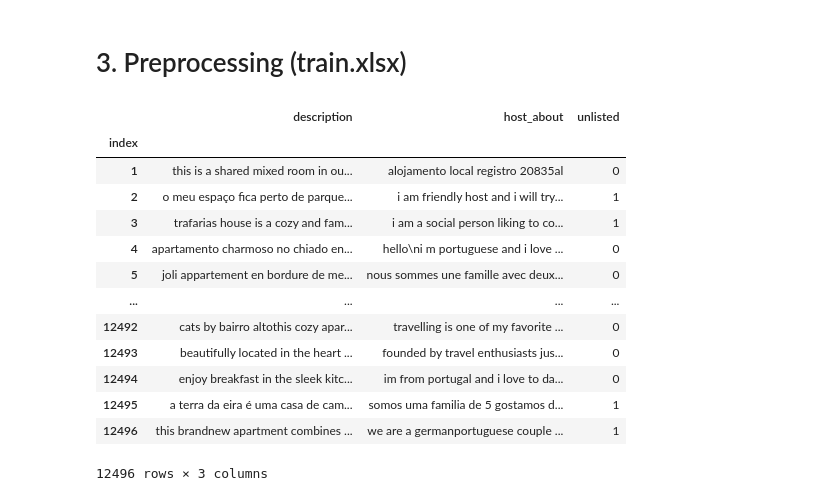
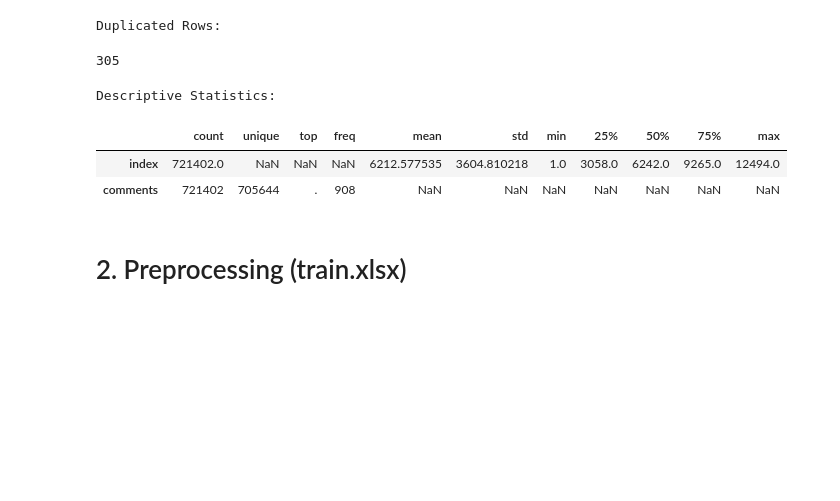
Before and after one commit to dropthedave/TextMiningAirbnbNOVA, a Jupyter notebook: Notebook_Lukas.ipynb, the cells around one changed output. Cells and saved outputs as stored; diff of their text form; code cells hidden in the pictures; blank space fills up the shorter version.

```diff
--- a/Notebook_Lukas.ipynb
+++ b/Notebook_Lukas.ipynb
@@ -15,4 +159,20 @@ train_reviews = pd.read_excel('Data/train_reviews.xlsx', index_col='index')
+# %%
+# duplicated rows
+print('Duplicated Rows:', '\n')
+dataframe.duplicated().sum()
+# %% [output]
+Duplicated Rows:
+305
+# %%
+# descriptive statistics
+print('Descriptive Statistics:', '\n')
+dataframe.describe(include='all').T
+# %% [output]
+Descriptive Statistics:
+|  | count | unique | top | freq | mean | std | min | 25% | 50% | 75% | max |
+| index | 721402.0 | NaN | NaN | NaN | 6212.577535 | 3604.810218 | 1.0 | 3058.0 | 6242.0 | 9265.0 | 12494.0 |
+| comments | 721402 | 705644 | . | 908 | NaN | NaN | NaN | NaN | NaN | NaN | NaN |
 # %% [markdown]
-# 3. Preprocessing (train.xlsx)
+# 2. Preprocessing (train.xlsx)
 # %%
 def lowercase(df):
@@ -41,18 +238,0 @@ def general_regex(df):
-# %%
-df = general_regex(lowercase(train))
-df
-# %% [output]
-|  | description | host_about | unlisted |
-| index |  |  |  |
-| 1 | this is a shared mixed room in ou... | alojamento local registro 20835al | 0 |
-| 2 | o meu espaço fica perto de parque... | i am friendly host and i will try... | 1 |
-| 3 | trafarias house is a cozy and fam... | i am a social person liking to co... | 1 |
-| 4 | apartamento charmoso no chiado en... | hello\ni m portuguese and i love ... | 0 |
-| 5 | joli appartement en bordure de me... | nous sommes une famille avec deux... | 0 |
-| ... | ... | ... | ... |
-| 12492 | cats by bairro altothis cozy apar... | travelling is one of my favorite ... | 0 |
-| 12493 | beautifully located in the heart ... | founded by travel enthusiasts jus... | 0 |
-| 12494 | enjoy breakfast in the sleek kitc... | im from portugal and i love to da... | 0 |
-| 12495 | a terra da eira é uma casa de cam... | somos uma familia de 5 gostamos d... | 1 |
-| 12496 | this brandnew apartment combines ... | we are a germanportuguese couple ... | 1 |
-12496 rows × 3 columns
```
Also changed, not shown: parts of 24 cells of this notebook.
